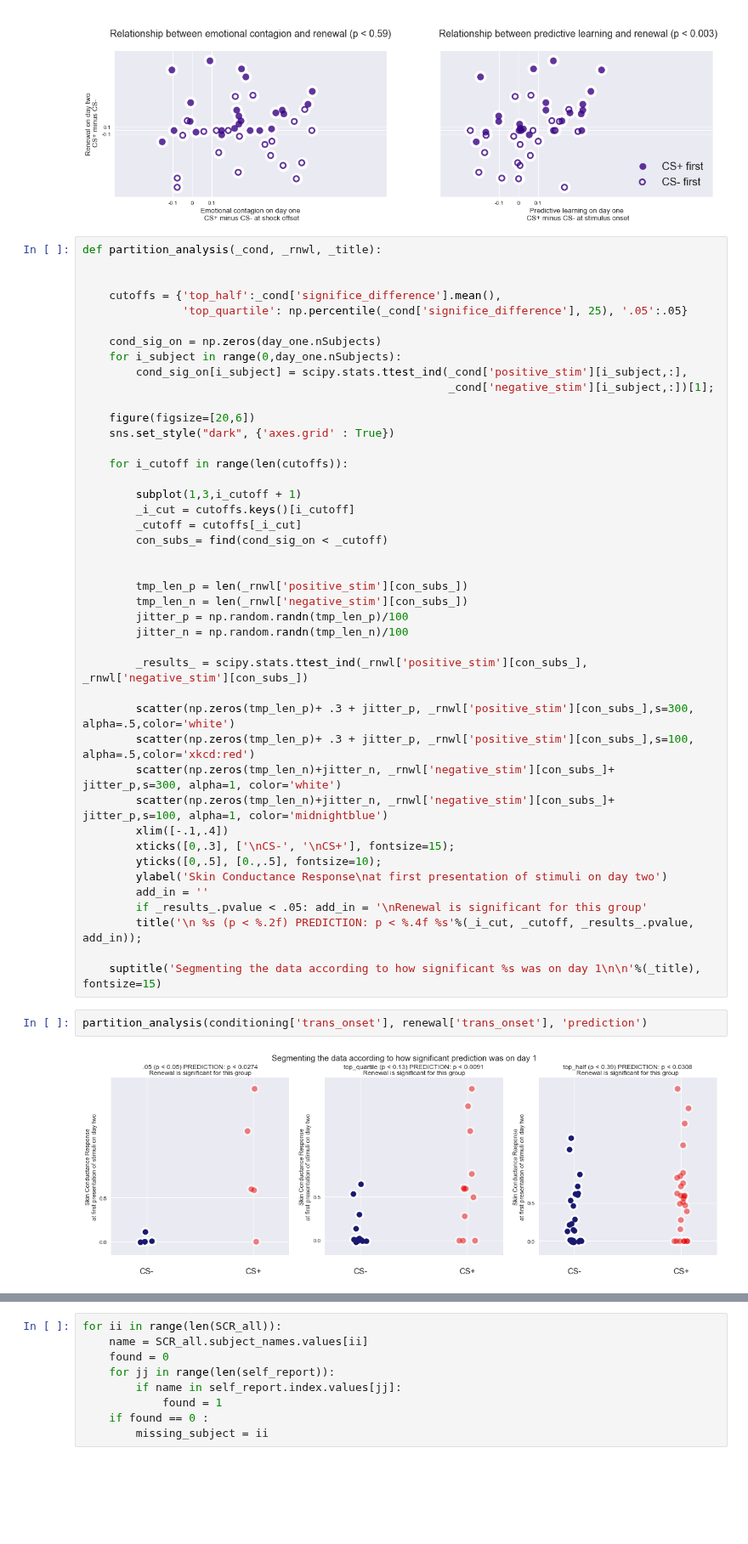
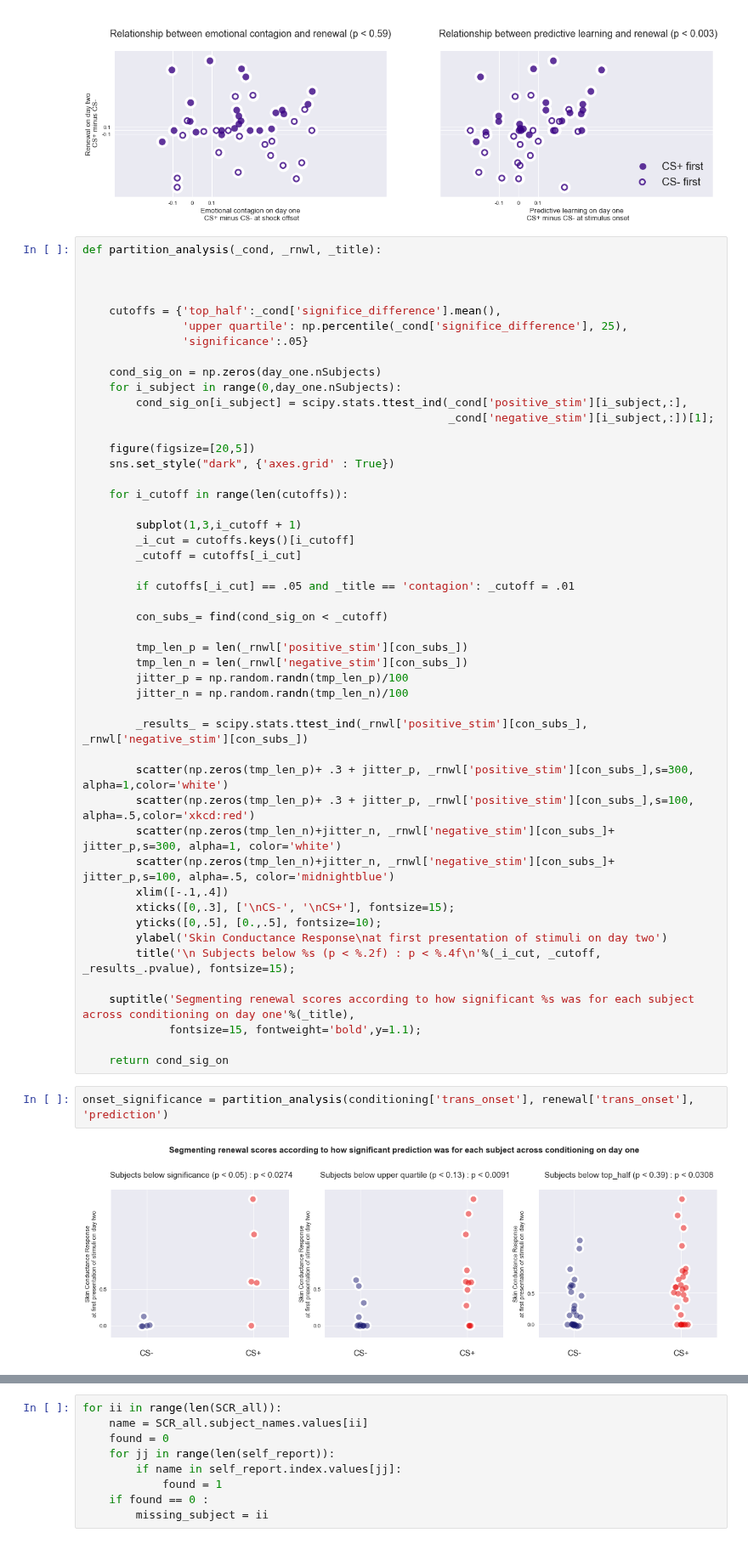
Before and after one commit to tzler/social_structure_learning, a Jupyter notebook: analysis/scr/fyp_results_clean.ipynb, the cells around one changed output, grey strips where cells are left out. Shown at 85% size. Saved outputs shown, nothing was run; the diff lists cells and outputs as text; blank space fills up the shorter version.

Commit message:
wrapping up analysis for study one

```diff
--- a/analysis/scr/fyp_results_clean.ipynb
+++ b/analysis/scr/fyp_results_clean.ipynb
@@ -261,15 +261,17 @@ show_relationships()
 def partition_analysis(_cond, _rnwl, _title):
 
 
+
     cutoffs = {'top_half':_cond['significe_difference'].mean(),
-               'top_quartile': np.percentile(_cond['significe_difference'], 25), '.05':.05}
+               'upper quartile': np.percentile(_cond['significe_difference'], 25),
+               'significance':.05}
 
     cond_sig_on = np.zeros(day_one.nSubjects)
     for i_subject in range(0,day_one.nSubjects):
         cond_sig_on[i_subject] = scipy.stats.ttest_ind(_cond['positive_stim'][i_subject,:],
                                                        _cond['negative_stim'][i_subject,:])[1];
 
-    figure(figsize=[20,6])
+    figure(figsize=[20,5])
     sns.set_style("dark", {'axes.grid' : True})
 
     for i_cutoff in range(len(cutoffs)):
@@ -277,8 +279,10 @@ def partition_analysis(_cond, _rnwl, _title):
         subplot(1,3,i_cutoff + 1)
         _i_cut = cutoffs.keys()[i_cutoff]
         _cutoff = cutoffs[_i_cut]
+
+        if cutoffs[_i_cut] == .05 and _title == 'contagion': _cutoff = .01
+
         con_subs_= find(cond_sig_on < _cutoff)
-
 
         tmp_len_p = len(_rnwl['positive_stim'][con_subs_])
         tmp_len_n = len(_rnwl['negative_stim'][con_subs_])
@@ -287,21 +291,22 @@ def partition_analysis(_cond, _rnwl, _title):
 
         _results_ = scipy.stats.ttest_ind(_rnwl['positive_stim'][con_subs_], _rnwl['negative_stim'][con_subs_])
 
-        scatter(np.zeros(tmp_len_p)+ .3 + jitter_p, _rnwl['positive_stim'][con_subs_],s=300, alpha=.5,color='white')
+        scatter(np.zeros(tmp_len_p)+ .3 + jitter_p, _rnwl['positive_stim'][con_subs_],s=300, alpha=1,color='white')
         scatter(np.zeros(tmp_len_p)+ .3 + jitter_p, _rnwl['positive_stim'][con_subs_],s=100, alpha=.5,color='xkcd:red')
         scatter(np.zeros(tmp_len_n)+jitter_n, _rnwl['negative_stim'][con_subs_]+ jitter_p,s=300, alpha=1, color='white')
-        scatter(np.zeros(tmp_len_n)+jitter_n, _rnwl['negative_stim'][con_subs_]+ jitter_p,s=100, alpha=1, color='midnightblue')
+        scatter(np.zeros(tmp_len_n)+jitter_n, _rnwl['negative_stim'][con_subs_]+ jitter_p,s=100, alpha=.5, color='midnightblue')
         xlim([-.1,.4])
         xticks([0,.3], ['\nCS-', '\nCS+'], fontsize=15);
         yticks([0,.5], [0.,.5], fontsize=10);
         ylabel('Skin Conductance Response\nat first presentation of stimuli on day two')
-        add_in = ''
-        if _results_.pvalue < .05: add_in = '\nRenewal is significant for this group'
-        title('\n %s (p < %.2f) PREDICTION: p < %.4f %s'%(_i_cut, _cutoff, _results_.pvalue, add_in));
+        title('\n Subjects below %s (p < %.2f) : p < %.4f\n'%(_i_cut, _cutoff, _results_.pvalue), fontsize=15);
 
-    suptitle('Segmenting the data according to how significant %s was on day 1\n\n'%(_title), fontsize=15)
+    suptitle('Segmenting renewal scores according to how significant %s was for each subject across conditioning on day one'%(_title),
+             fontsize=15, fontweight='bold',y=1.1);
+
+    return cond_sig_on
 # %%
-partition_analysis(conditioning['trans_onset'], renewal['trans_onset'], 'prediction')
+onset_significance = partition_analysis(conditioning['trans_onset'], renewal['trans_onset'], 'prediction')
 # %% [output]
-[figure, old version]
+[figure, new version]
 # %%
```
Also changed, not shown: parts of 17 cells of this notebook, 1 other file.
